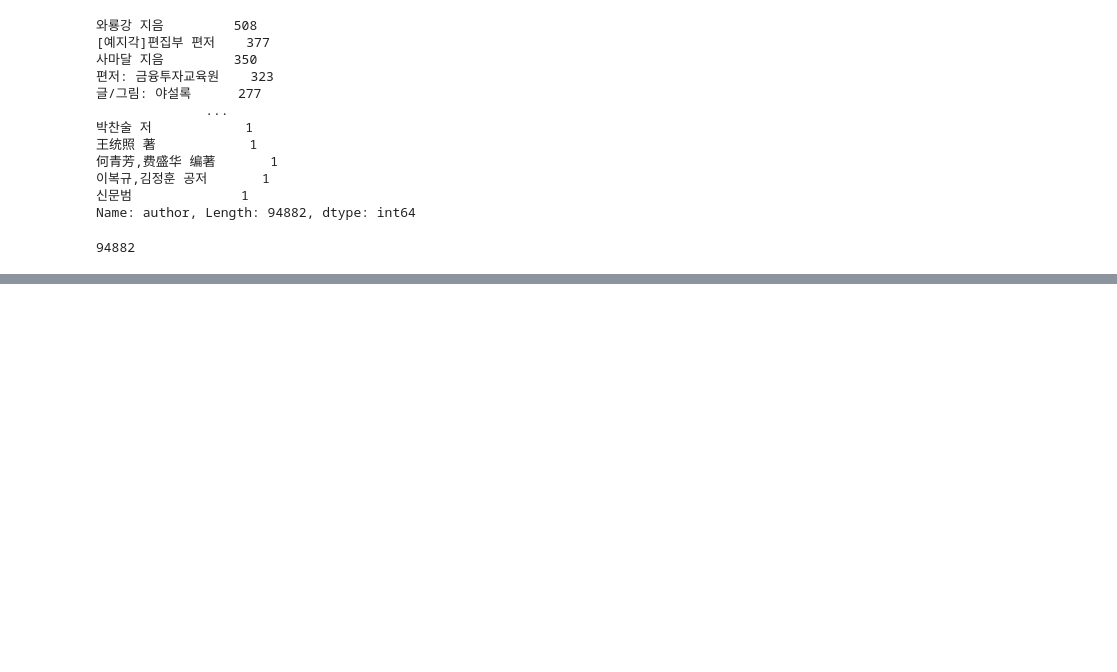
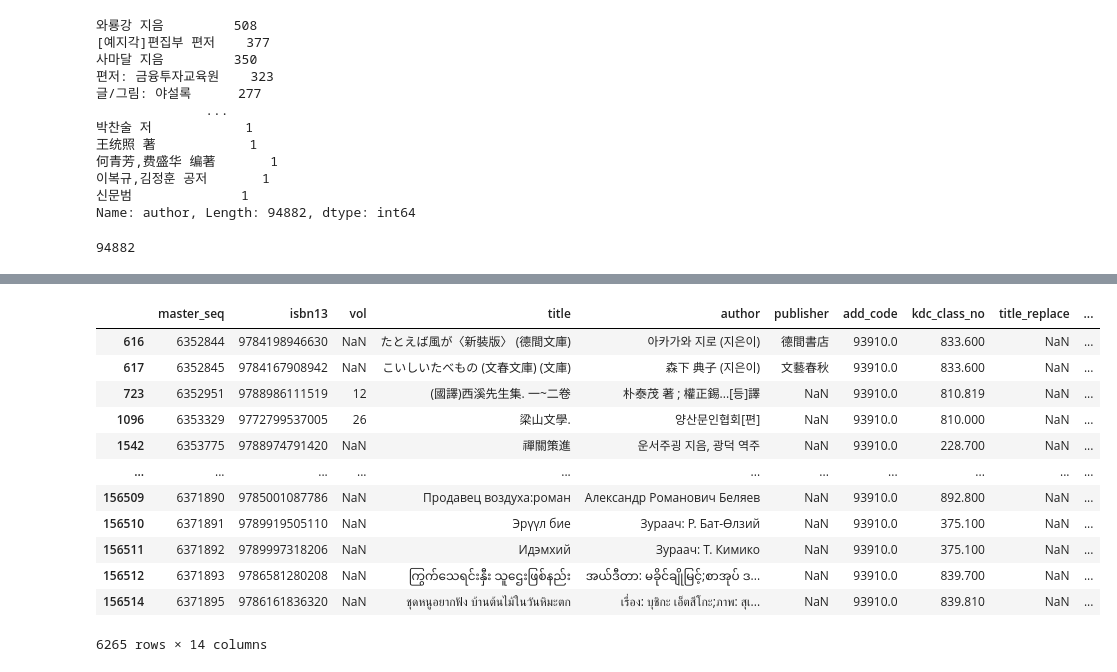
Before and after one commit to yd-online3/book_recommend, a Jupyter notebook: book_recommend_system.ipynb, the cells around one changed output, grey strips where cells are left out. Cells and saved outputs as stored; diff of their text form; code cells hidden in the pictures; blank space fills up the shorter version.

```diff
--- a/book_recommend_system.ipynb
+++ b/book_recommend_system.ipynb
@@ -234,0 +386,2 @@ temp_author2
+# %%
+data5 = data4.drop('price', axis=1)
@@ -234,0 +397,3 @@ temp_author2
+# %%
+data6 = data5.drop('img_url', axis=1)
+data6.head()
@@ -234,0 +407,3 @@ temp_author2
+# %%
+data7 = data6.drop('description', axis=1)
+data7.head()
@@ -234,0 +433,3 @@ temp_author2
+# %%
+data8 = data7.dropna(subset=['kdc_class_no'])
+data8['kdc_class_no'].isna().any()
@@ -234,0 +447,16 @@ temp_author2
+# %%
+data8[data8['title_replace'].isna()] ## 외국어는 자료가 부족함으로
+# %% [output]
+|  | master_seq | isbn13 | vol | title | author | publisher | add_code | kdc_class_no | title_replace | ... |
+| 616 | 6352844 | 9784198946630 | NaN | たとえば風が〈新裝版〉 (德間文庫) | 아카가와 지로 (지은이) | 德間書店 | 93910.0 | 833.600 | NaN | ... |
+| 617 | 6352845 | 9784167908942 | NaN | こいしいたべもの (文春文庫) (文庫) | 森下 典子 (지은이) | 文藝春秋 | 93910.0 | 833.600 | NaN | ... |
+| 723 | 6352951 | 9788986111519 | 12 | (國譯)西溪先生集. 一~二卷 | 朴泰茂 著 ; 權正錫...[등]譯 | NaN | 93910.0 | 810.819 | NaN | ... |
+| 1096 | 6353329 | 9772799537005 | 26 | 梁山文學. | 양산문인협회[편] | NaN | 93910.0 | 810.000 | NaN | ... |
+| 1542 | 6353775 | 9788974791420 | NaN | 禪關策進 | 운서주굉 지음, 광덕 역주 | NaN | 93910.0 | 228.700 | NaN | ... |
+| ... | ... | ... | ... | ... | ... | ... | ... | ... | ... | ... |
+| 156509 | 6371890 | 9785001087786 | NaN | Продавец воздуха:роман | Александр Романович Беляев | NaN | 93910.0 | 892.800 | NaN | ... |
+| 156510 | 6371891 | 9789919505110 | NaN | Эрүүл бие | Зураач: Р. Бат-Өлзий | NaN | 93910.0 | 375.100 | NaN | ... |
+| 156511 | 6371892 | 9789997318206 | NaN | Идэмхий | Зураач: Т. Кимико | NaN | 93910.0 | 375.100 | NaN | ... |
+| 156512 | 6371893 | 9786581280208 | NaN | ကြွက်သေရင်းနှီး သူဌေးဖြစ်နည်း | အယ်ဒီတာ: မခိုင်ချိုမြင့်;စာအုပ် ဒ... | NaN | 93910.0 | 839.700 | NaN | ... |
+| 156514 | 6371895 | 9786161836320 | NaN | ชุดหนูอยากฟัง บ้านต้นไม้ในวันหิมะตก | เรื่อง: บุชิกะ เอ็ตสึโกะ;ภาพ: สุเ... | NaN | 93910.0 | 839.810 | NaN | ... |
+6265 rows × 14 columns
```
Also changed, not shown: parts of 33 cells of this notebook.
